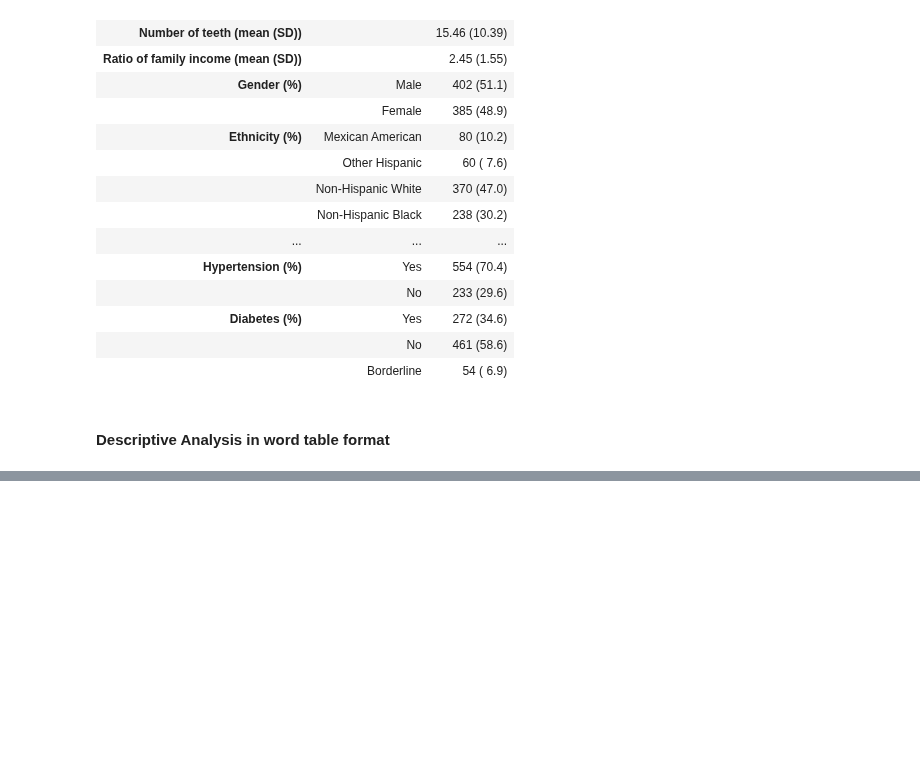
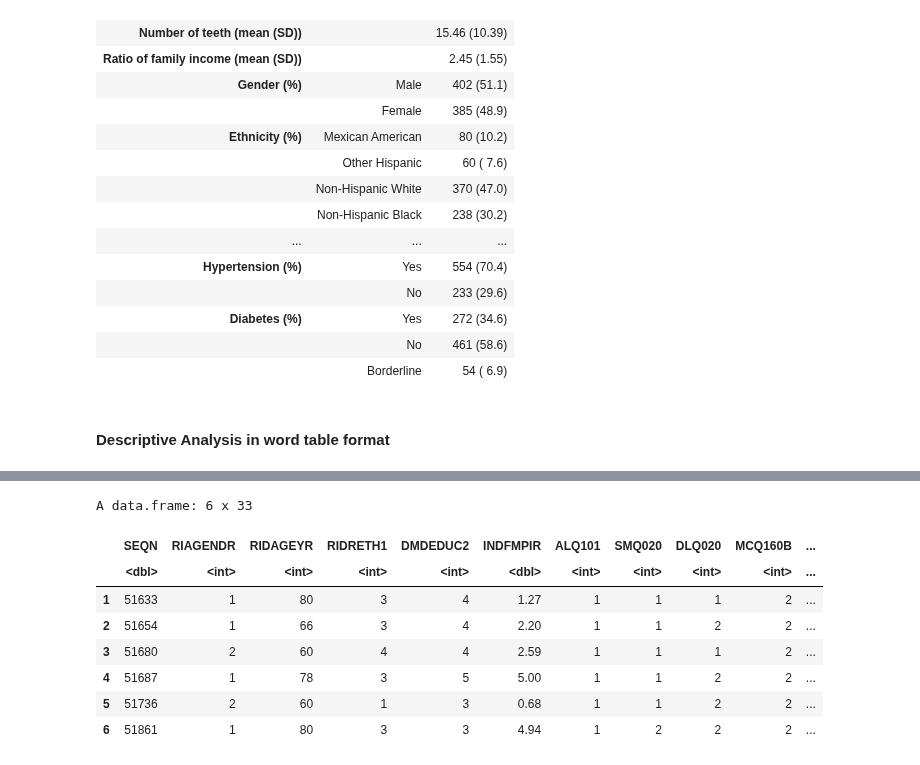
Before and after one commit to silvano315/Med-Physics, a Jupyter notebook: notebooks/NHANES_number_teeth_analysis.ipynb, the cells around one changed output, grey strips where cells are left out. Drawn from its saved outputs; the diff is of its cells as text; code cells hidden in the pictures; blank space fills up the shorter version.

Commit message:
updated weighted case

```diff
--- a/notebooks/NHANES_number_teeth_analysis.ipynb
+++ b/notebooks/NHANES_number_teeth_analysis.ipynb
@@ -88,7 +88,7 @@ The following object is masked from 'package:purrr':
 # %%
 path_to_data_09_10 <- "/Users/silvanoquarto/Desktop/LAVORO/MEDICAL_PHYSICS/Med-Physics/data/NHANES/2009_10/"
 path_to_data_11_12 <- "/Users/silvanoquarto/Desktop/LAVORO/MEDICAL_PHYSICS/Med-Physics/data/NHANES/2011_12/"
-path_to_data_12_13 <- "/Users/silvanoquarto/Desktop/LAVORO/MEDICAL_PHYSICS/Med-Physics/data/NHANES/2013_14/"
+path_to_data_13_14 <- "/Users/silvanoquarto/Desktop/LAVORO/MEDICAL_PHYSICS/Med-Physics/data/NHANES/2013_14/"
 # %% [markdown]
 ### Load Dataset & Feature Selection
 # %%
@@ -930,0 +1054,16 @@ Ratio of family income: Non-normal
+# %%
+# Preprocessing for WTMEC2YR: divide it for the number of NHANES cycles used (3 for our case)
+
+df_final_merged[, "wt"] = df_final_merged[, "WTMEC2YR"] / 3
+
+head(df_final_merged)
+# %% [output]
+A data.frame: 6 x 33
+|  | SEQN | RIAGENDR | RIDAGEYR | RIDRETH1 | DMDEDUC2 | INDFMPIR | ALQ101 | SMQ020 | DLQ020 | MCQ160B | ... |
+|  | <dbl> | <int> | <int> | <int> | <int> | <dbl> | <int> | <int> | <int> | <int> | ... |
+| 1 | 51633 | 1 | 80 | 3 | 4 | 1.27 | 1 | 1 | 1 | 2 | ... |
+| 2 | 51654 | 1 | 66 | 3 | 4 | 2.20 | 1 | 1 | 2 | 2 | ... |
+| 3 | 51680 | 2 | 60 | 4 | 4 | 2.59 | 1 | 1 | 1 | 2 | ... |
+| 4 | 51687 | 1 | 78 | 3 | 5 | 5.00 | 1 | 1 | 2 | 2 | ... |
+| 5 | 51736 | 2 | 60 | 1 | 3 | 0.68 | 1 | 1 | 2 | 2 | ... |
+| 6 | 51861 | 1 | 80 | 3 | 3 | 4.94 | 1 | 2 | 2 | 2 | ... |
```
Also changed, not shown: parts of 6 cells of this notebook.
